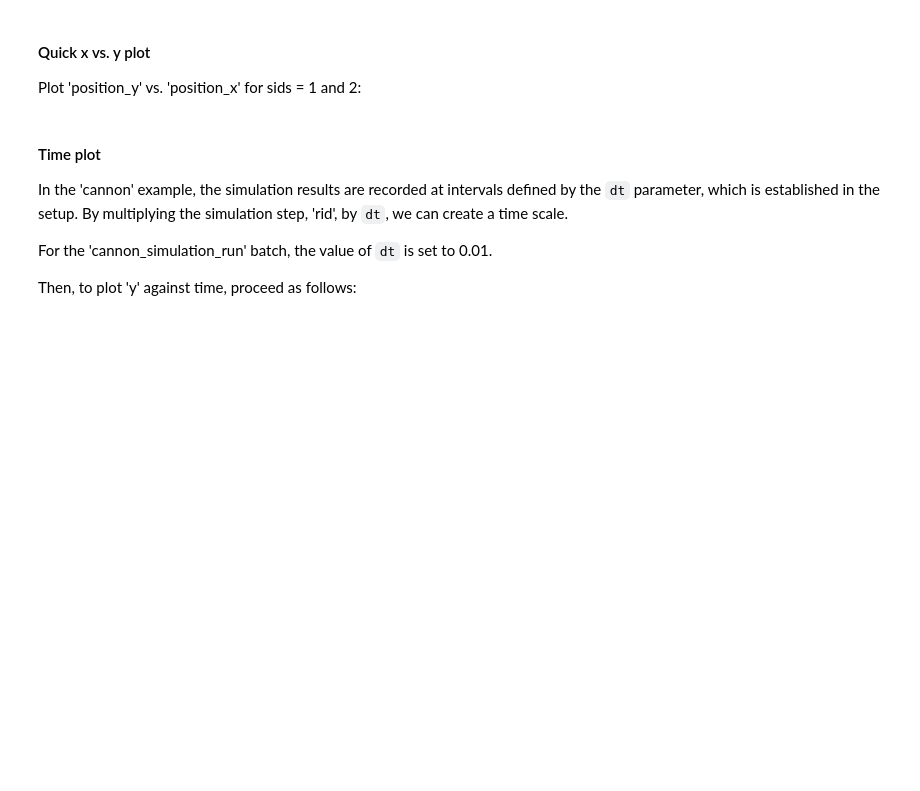
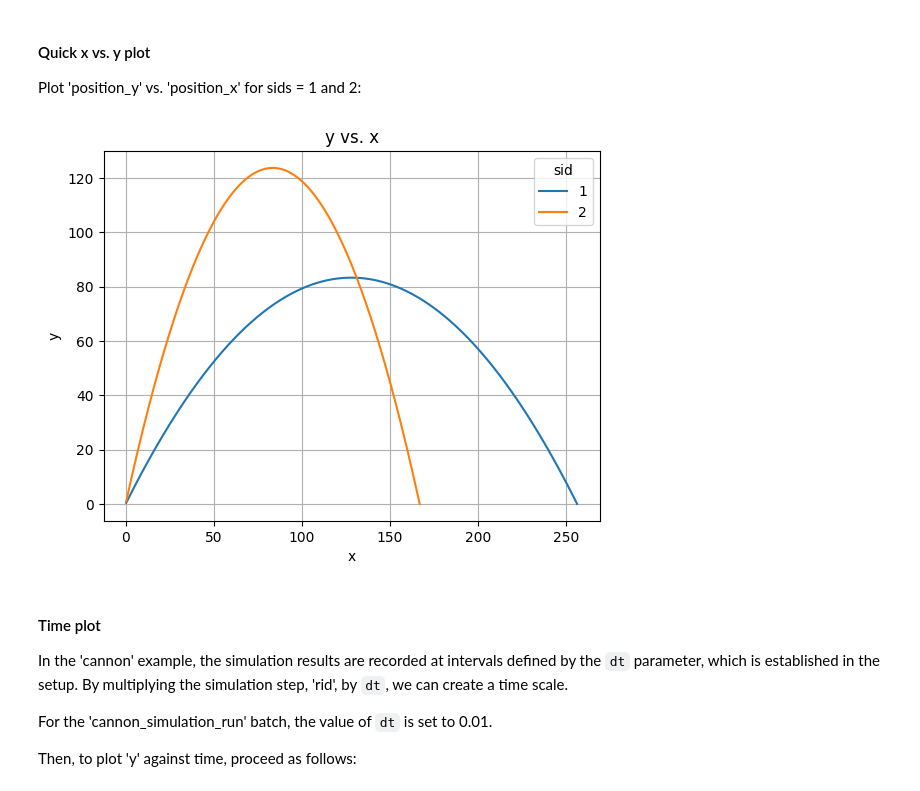
Before and after one commit to citros-garden/cannon, a Jupyter notebook: citros_template/notebooks/data_analysis.ipynb, the cells around one changed output. Saved outputs shown, nothing was run; the diff lists cells and outputs as text; code cells hidden in the pictures; blank space fills up the shorter version.

Commit message:
docs(citros_template/notebooks/data_analysis): remove repo, typos

```diff
--- a/citros_template/notebooks/data_analysis.ipynb
+++ b/citros_template/notebooks/data_analysis.ipynb
@@ -282,13 +520,15 @@ Plot 'position_y' vs. 'position_x' for sids = 1 and 2:
 # %%
 #import matplotlib
 import matplotlib.pyplot as plt
 
 #create a figure to plot on
 fig, ax = plt.subplots()
 
-citros.repo('cannon').batch(my_batch).topic('/cannon/state').sid([1,2]).\
+citros.batch(my_batch).topic('/cannon/state').sid([1,2]).\
         xy_plot(ax, var_x_name = 'data.data[0]',var_y_name = 'data.data[1]',
                 x_label = 'x', y_label = 'y', title_text = 'y vs. x')
+# %% [output]
+[figure, added]
 # %% [markdown]
 #### Time plot
 
```
Also changed, not shown: parts of 56 cells of this notebook.
